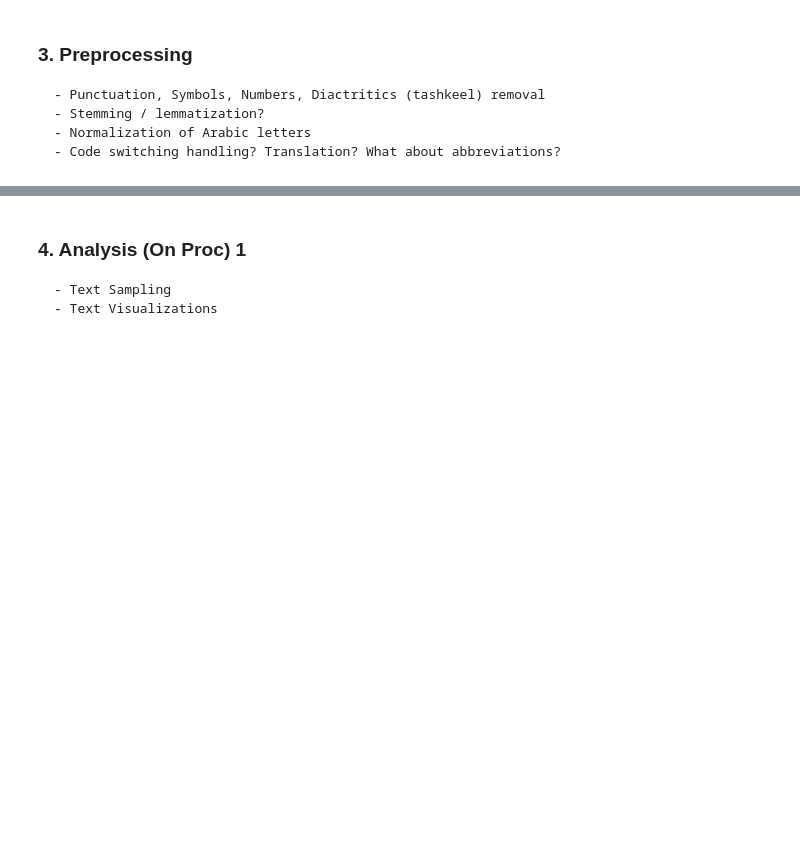
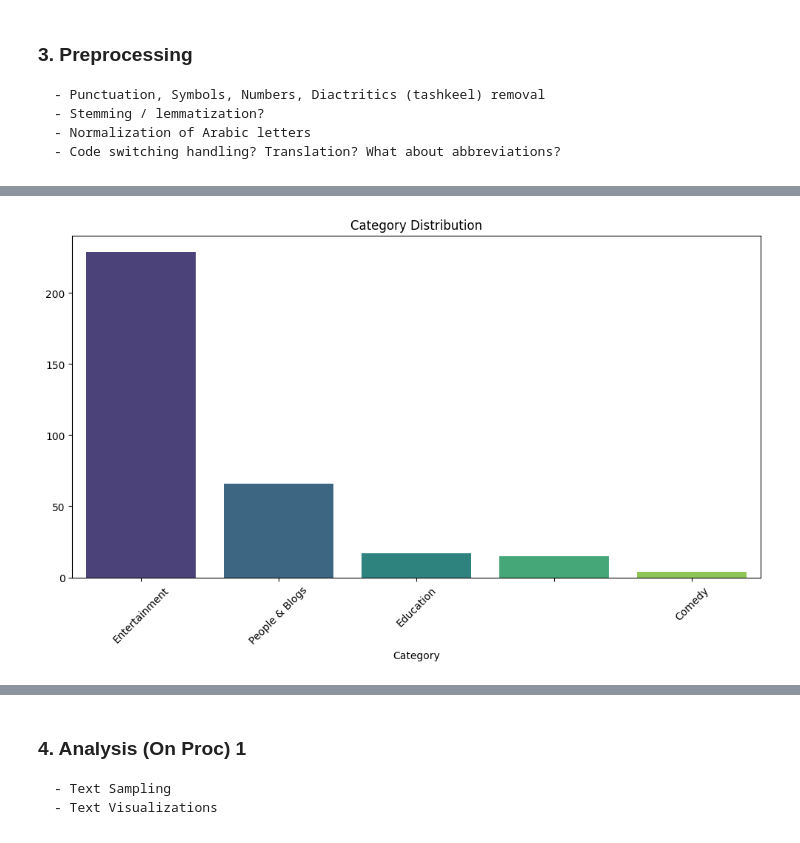
Before and after one commit to ShadyH20/NLP-project, a Jupyter notebook: NLP_Project.ipynb, the cells around one changed output, grey strips where cells are left out. Drawn from its saved outputs; the diff is of its cells as text; code cells hidden in the pictures; blank space fills up the shorter version.

```diff
--- a/NLP_Project.ipynb
+++ b/NLP_Project.ipynb
@@ -738 +749,90 @@ print("✅ Preprocessing completed (NLTK tokenization, stopwords, punctuation, n
 ✅ Preprocessing completed (NLTK tokenization, stopwords, punctuation, newline handled).
+# %%
+from nltk import tokenize
+from nltk.corpus import stopwords
+from nltk.util import ngrams
+from collections import Counter
+import matplotlib.pyplot as plt
+import seaborn as sns
+
+def arabic_tokenizer(text):
+    return tokenize.word_tokenize(text)
+
+# Combine Arabic + English stopwords
+ALL_STOPWORDS = set(stopwords.words("arabic") + stopwords.words("english"))
+
+def analyze_channel_data(labelled_df):
+    print("=== CHANNEL ANALYSIS ===")
+
+    df = labelled_df.copy()
+    df = df.dropna(subset=["Category"])
+    df["Script Length"] = df["Processed Script"].apply(lambda x: len(arabic_tokenizer(x)))
+
+    # Average Script length per channel
+    avg_length = df.groupby("Channel")["Script Length"].mean()
+    print("\n📌 Average Episode Length per Channel:\n", avg_length)
+
+    # Number of episodes per channel
+    episode_count = df.groupby("Channel")["Episode Title"].nunique()
+    print("\n📌 Number of Episodes per Channel:\n", episode_count)
+
+    # Most common category per channel
+    modal_category = df.groupby("Channel")["Category"].agg(lambda x: x.value_counts().idxmax() if x.value_counts().size > 0 else "Unknown")
+    print("\n📌 Most Common Category per Channel:\n", modal_category)
+
+    # Plot category distribution
+    plt.figure(figsize=(12, 6))
+    category_distribution = df["Category"].value_counts()
+    sns.barplot(x=category_distribution.index, y=category_distribution.values, palette="viridis")
+    plt.xticks(rotation=45)
+    plt.title("Category Distribution")
+    plt.show()
+
+    # Dialogue analysis
+    if "Dialogue" in df.columns and df["Dialogue"].notna().sum() > 0:
+        dialogue_counts = df["Dialogue"].dropna().value_counts()
+        plt.figure(figsize=(6, 4))
+        sns.barplot(x=dialogue_counts.index, y=dialogue_counts.values, palette="coolwarm")
+        plt.title("Dialogue vs. Non-Dialogue Distribution")
+        plt.show()
+
+def analyze_nlp_statistics(labelled_df):
+    print("=== NLP ANALYSIS ===")
+
+    df = labelled_df.copy()
+    df["Word Count"] = df["Processed Script"].apply(lambda x: len(arabic_tokenizer(x)))
+    print("\n📌 Word Count Statistics:\n", df["Word Count"].describe())
+
+    # Lexical diversity
+    all_words = [word.lower() for sentence in df["Processed Script"] for word in arabic_tokenizer(sentence)]
+    unique_words = set(all_words)
+    lexical_diversity = len(unique_words) / len(all_words) if all_words else 0
+    print("\n📌 Lexical Diversity:", round(lexical_diversity, 4))
+
+    # Stopword ratio
+    filtered_words = [word for word in all_words if word not in ALL_STOPWORDS]
+    stopword_ratio = 1 - (len(filtered_words) / len(all_words)) if all_words else 0
+    print("\n📌 Percentage of Stopwords:", round(stopword_ratio * 100, 2), "%")
+
+    # Most common words
+    common_words = Counter(filtered_words)
+    print("\n📌 Most Common Words:\n", common_words.most_common(10))
+
+    # Common bigrams and trigrams
+    bigrams = list(ngrams(filtered_words, 2))
+    trigrams = list(ngrams(filtered_words, 3))
+    print("\n📌 Most Common Bigrams:\n", Counter(bigrams).most_common(10))
+    print("\n📌 Most Common Trigrams:\n", Counter(trigrams).most_common(10))
+
+print("📍 Analysis for Labelled Data After Pre Processing:")
+analyze_channel_data(labelled_df)
+
+print("\n📍 NLP Analysis for Labelled Data After Pre Processing:")
+analyze_nlp_statistics(labelled_df)
+
+# print("\n📍 Analysis for Unlabelled Data:")
+# analyze_channel_data(unlabelled_df)
+
+# print("\n📍 NLP Analysis for Unlabelled Data:")
+# analyze_nlp_statistics(unlabelled_df)
+# %% [output]
@@ -738,0 +859 @@ print("✅ Preprocessing completed (NLTK tokenization, stopwords, punctuation, n
+[figure, added]
```
Also changed, not shown: parts of 10 cells of this notebook.
